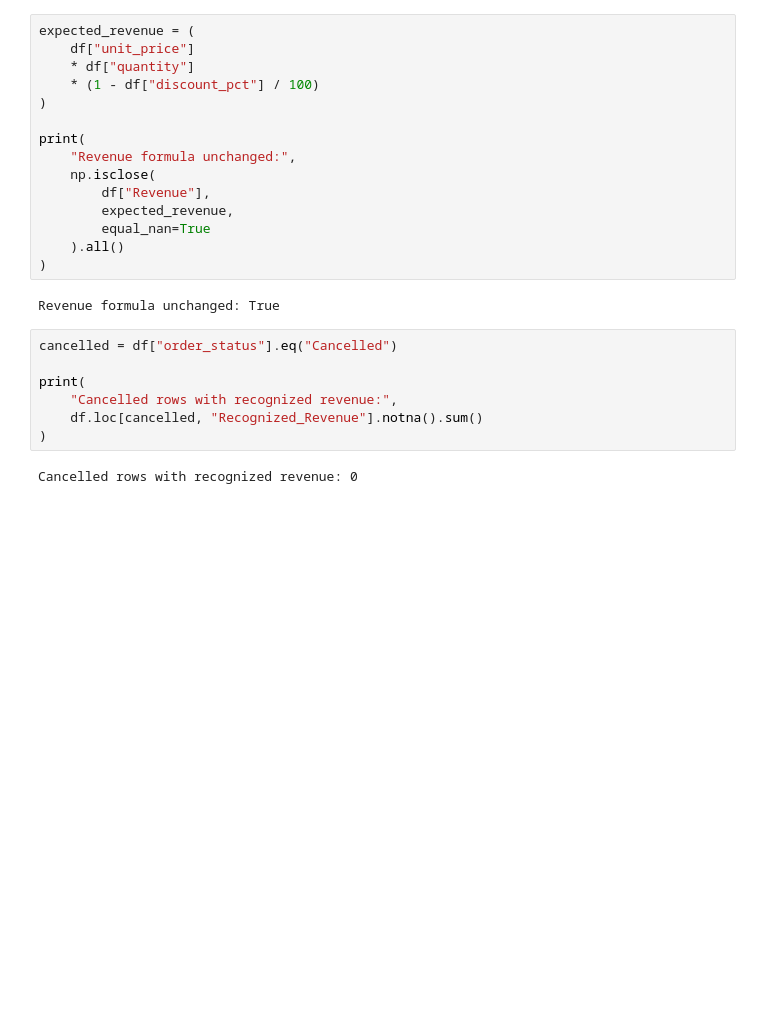
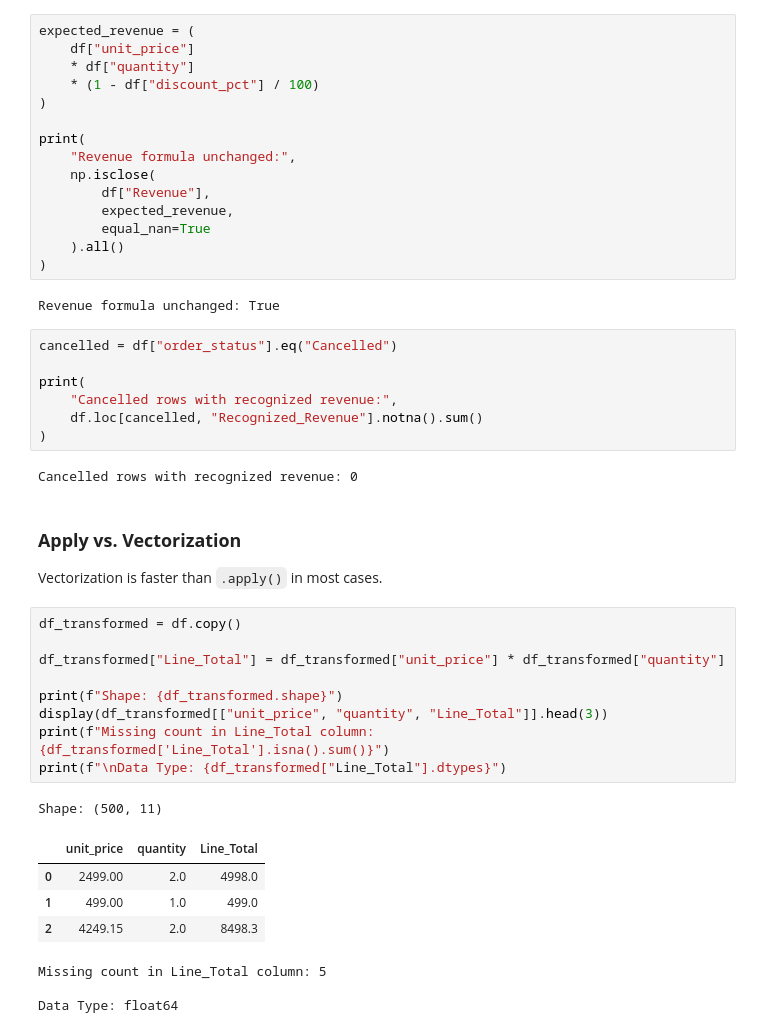
Before and after one commit to mohammadhamid8554-lgtm/data-science-from-scratch, a Jupyter notebook: phase_1.2_pandas/data_transformation.ipynb, the cells around one changed output. Saved outputs shown, nothing was run; the diff lists cells and outputs as text; blank space fills up the shorter version.

```diff
--- a/phase_1.2_pandas/data_transformation.ipynb
+++ b/phase_1.2_pandas/data_transformation.ipynb
@@ -874,3 +874,24 @@ print(
 )
 # %% [output]
 Cancelled rows with recognized revenue: 0
+# %% [markdown]
+### **Apply vs. Vectorization**
+Vectorization is faster than `.apply()` in most cases.
+# %%
+df_transformed = df.copy()
+
+df_transformed["Line_Total"] = df_transformed["unit_price"] * df_transformed["quantity"]
+
+print(f"Shape: {df_transformed.shape}")
+display(df_transformed[["unit_price", "quantity", "Line_Total"]].head(3))
+print(f"Missing count in Line_Total column: {df_transformed['Line_Total'].isna().sum()}")
+print(f"\nData Type: {df_transformed["Line_Total"].dtypes}")
+# %% [output]
+Shape: (500, 11)
+|  | unit_price | quantity | Line_Total |
+| 0 | 2499.00 | 2.0 | 4998.0 |
+| 1 | 499.00 | 1.0 | 499.0 |
+| 2 | 4249.15 | 2.0 | 8498.3 |
+Missing count in Line_Total column: 5
+
+Data Type: float64
```
Also changed, not shown: parts of 21 cells of this notebook.
